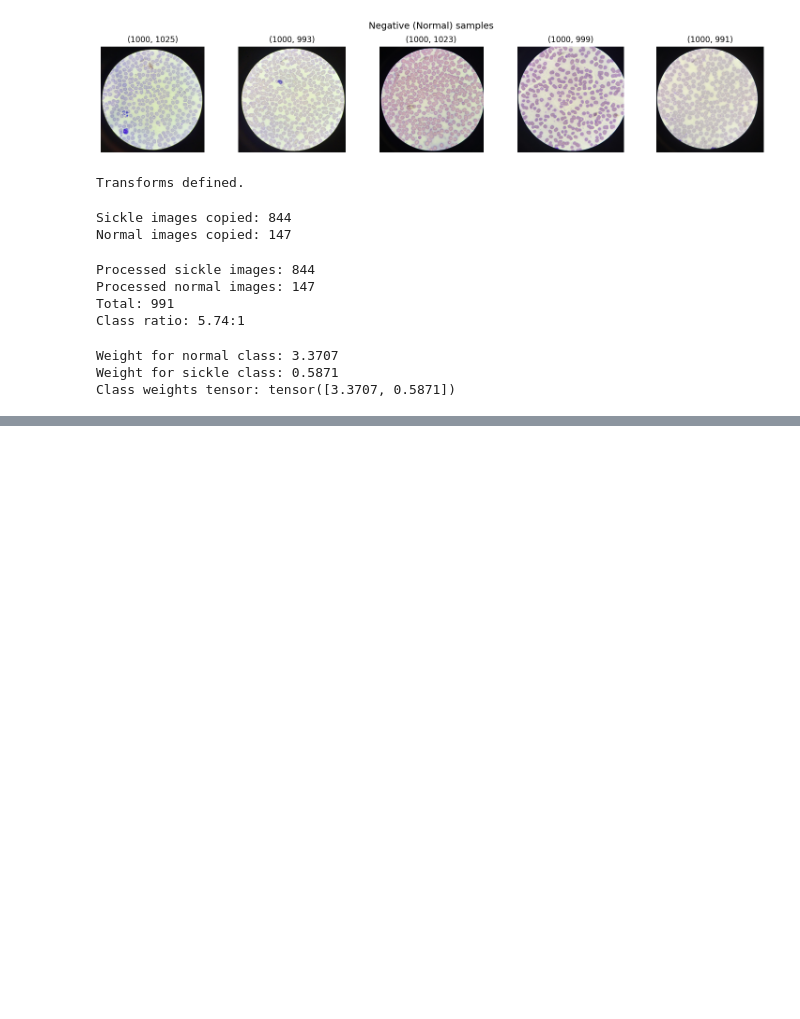
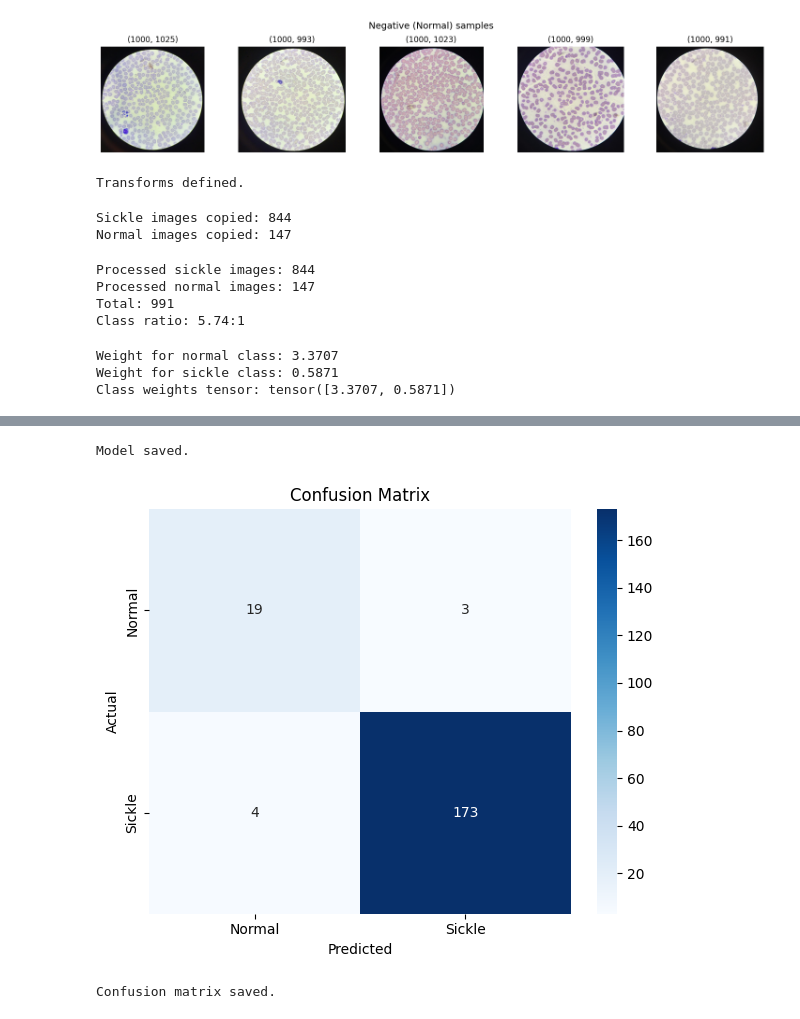
Before and after one commit to arinova2701/SickleShield, a Jupyter notebook: component2/sickle_cell_eda.ipynb, the cells around one changed output, grey strips where cells are left out. Saved outputs shown, nothing was run; the diff lists cells and outputs as text; code cells hidden in the pictures; blank space fills up the shorter version.

```diff
--- a/component2/sickle_cell_eda.ipynb
+++ b/component2/sickle_cell_eda.ipynb
@@ -137,0 +383,21 @@ Class weights tensor: tensor([3.3707, 0.5871])
+# %%
+model.eval()
+all_preds = []
+all_labels = []
+
+with torch.no_grad():
+    for images, labels in val_loader:
+        images, labels = images.to(device), labels.to(device)
+        outputs = model(images)
+        preds = outputs.argmax(1)
+        all_preds.extend(preds.cpu().numpy())
+        all_labels.extend(labels.cpu().numpy())
+
+cm = confusion_matrix(all_labels, all_preds)
+print("Confusion Matrix:")
+print(f"                Predicted Normal  Predicted Sickle")
+print(f"Actual Normal:       {cm[0][0]}              {cm[0][1]}")
+print(f"Actual Sickle:       {cm[1][0]}              {cm[1][1]}")
+
+print("\nClassification Report:")
+print(classification_report(all_labels, all_preds, target_names=['Normal', 'Sickle']))
@@ -137,0 +419,22 @@ Class weights tensor: tensor([3.3707, 0.5871])
+# %%
+torch.save(model.state_dict(), 'sickle_shield_model.pth')
+print("Model saved.")
+# %% [output]
+Model saved.
+# %%
+import seaborn as sns
+
+plt.figure(figsize=(6, 5))
+sns.heatmap(cm, annot=True, fmt='d', cmap='Blues',
+            xticklabels=['Normal', 'Sickle'],
+            yticklabels=['Normal', 'Sickle'])
+plt.title('Confusion Matrix')
+plt.ylabel('Actual')
+plt.xlabel('Predicted')
+plt.tight_layout()
+plt.savefig('../confusion_matrix.png')
+plt.show()
+print("Confusion matrix saved.")
+# %% [output]
+[figure, added]
+Confusion matrix saved.
```
Also changed, not shown: parts of 10 cells of this notebook, 7 other files.
